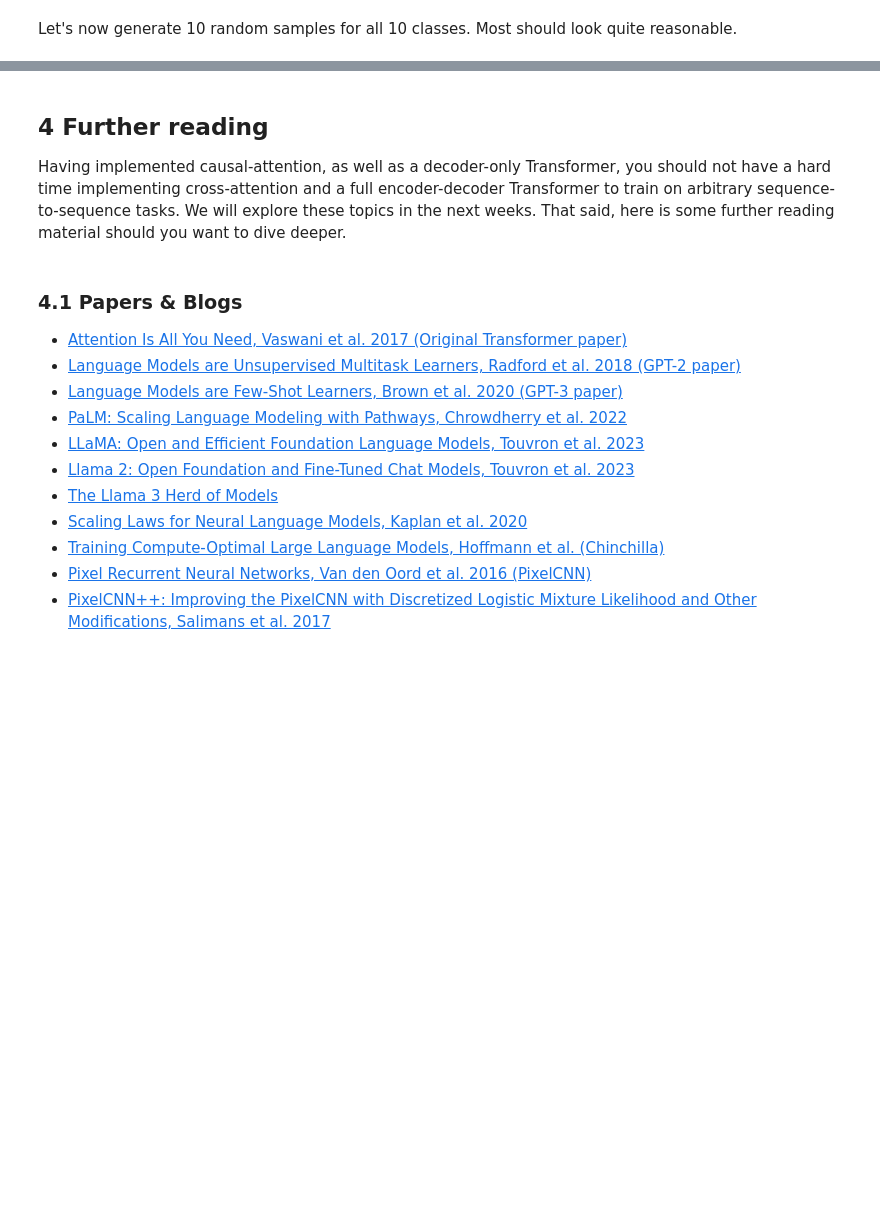
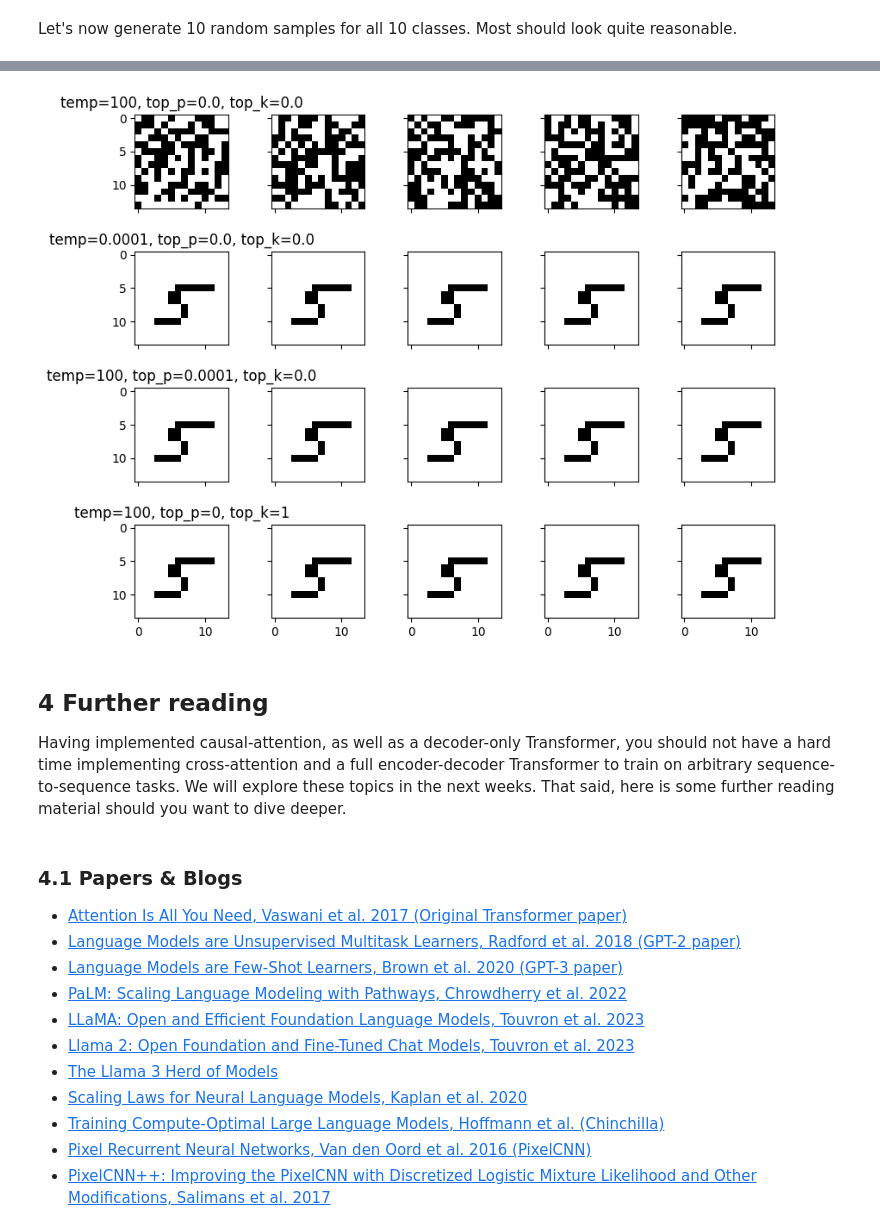
Before and after one commit to gbasi18/2026-Spring-CS503-Visual-Intelligence-Homework, a Jupyter notebook: NanoFM_Homeworks/notebooks/CS503_FM_part1_nanoGPT.ipynb, the cells around one changed output, grey strips where cells are left out. Cells and saved outputs as stored; diff of their text form; code cells hidden in the pictures; blank space fills up the shorter version.

```diff
--- a/NanoFM_Homeworks/notebooks/CS503_FM_part1_nanoGPT.ipynb
+++ b/NanoFM_Homeworks/notebooks/CS503_FM_part1_nanoGPT.ipynb
@@ -462,3 +613,21 @@ Please answer the following questions. You may use additional cells to demonstra
+# %%
+fig = plt.figure(figsize=(8., 8.))
+grid = ImageGrid(fig, 111, nrows_ncols=(4, 5),axes_pad=0.5)
+setting = [ {'temp': 100, 'top_p': 0.0, 'top_k': 0.0}, {'temp': 0.0001, 'top_p': 0.0, 'top_k': 0.0}, {'temp': 100, 'top_p': 0.0001, 'top_k': 0.0},
+           {'temp': 100, 'top_p': 0, 'top_k': 1}]
+for i, params in enumerate(setting):
+    for j in range(5):
+        grid_idx = i * 5 + j
+        output = model.generate(context=[5], temp=params['temp'], top_p=params['top_p'], top_k=params['top_k'])
+        reconst = detokenize_MNIST(output, patch_size=2, account_for_labels=True).cpu()
+        if j == 0:
+            grid[grid_idx].set_title(f"temp={params['temp']}, top_p={params['top_p']}, top_k={params['top_k']}")
+
+        grid[grid_idx].imshow(reconst[0], cmap='Greys', vmin=0, vmax=1)
+plt.tight_layout()
+plt.show()
+# %% [output]
+[figure, added]
 # %% [markdown]
 ## 4 Further reading
 
```
Also changed, not shown: parts of 14 cells of this notebook, 6 other files.
